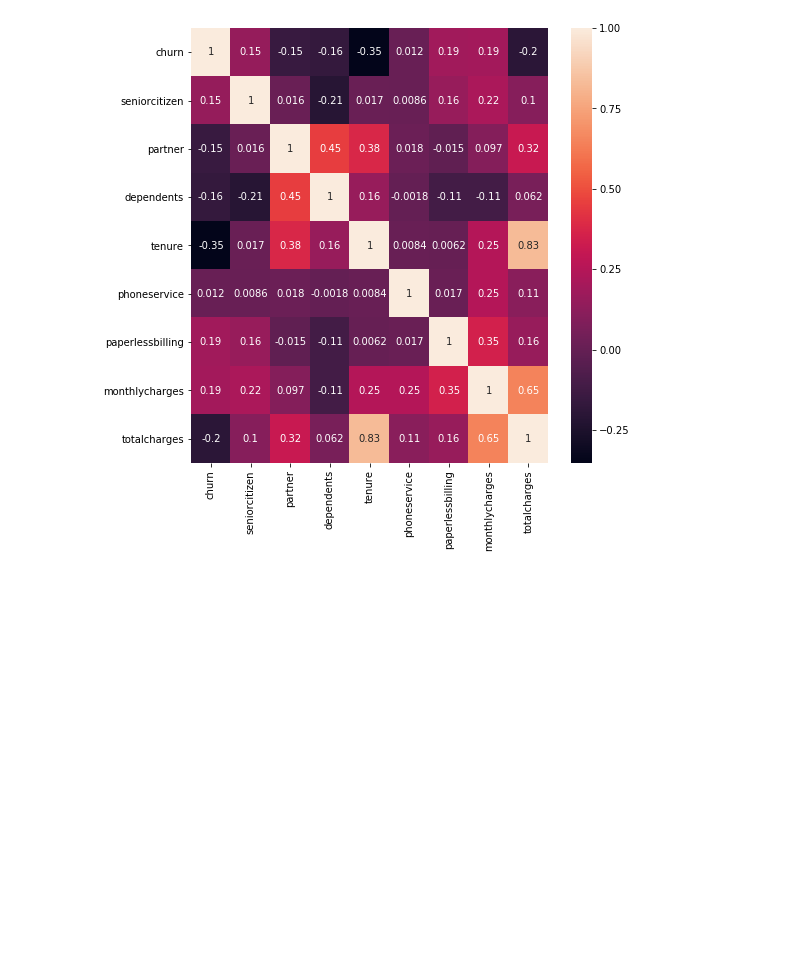
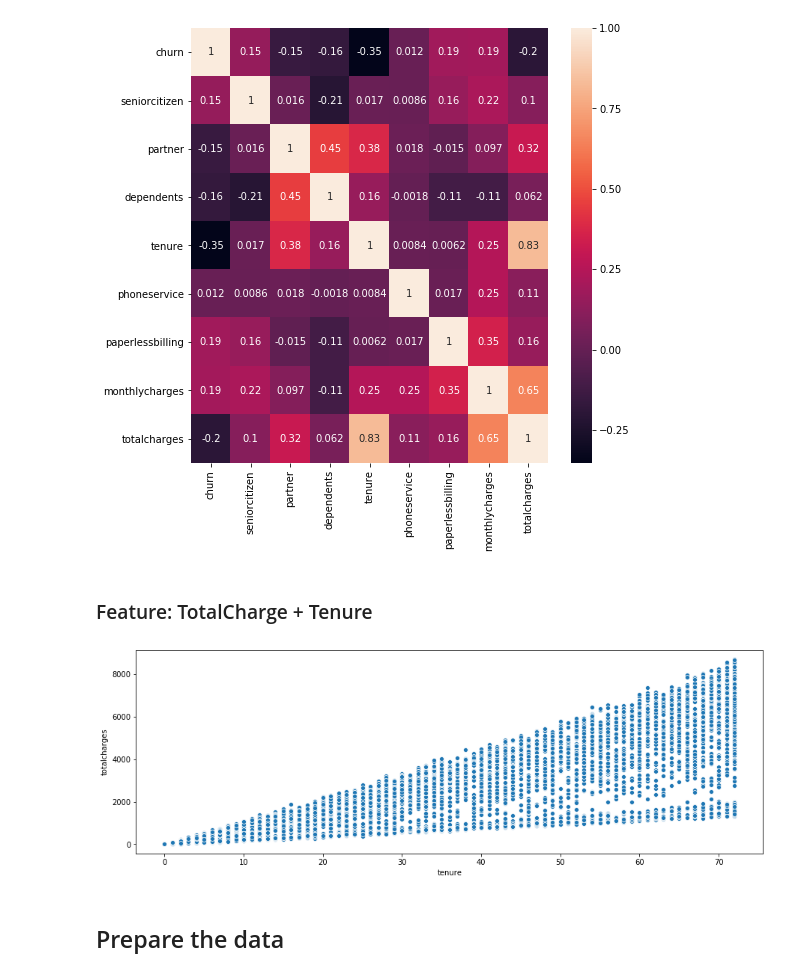
Before and after one commit to shambekela/Churn-Prediction, a Jupyter notebook: Churn-Prediction.ipynb, the cells around one changed output. Saved outputs shown, nothing was run; the diff lists cells and outputs as text; code cells hidden in the pictures; blank space fills up the shorter version.

Commit message:
Prepare the data

```diff
--- a/Churn-Prediction.ipynb
+++ b/Churn-Prediction.ipynb
@@ -505,3 +503,13 @@ ax.set_ylim(bottom + 0.5, top - 0.5)
 # %% [output]
 (9.0, 0.0)
 [figure]
+# %% [markdown]
+### Feature: TotalCharge + Tenure
+# %%
+fig = plt.figure(figsize=(15, 5))
+sns.scatterplot(y='totalcharges', x='tenure', data=df_bin)
+plt.show()
+# %% [output]
+[figure, added]
+# %% [markdown]
+## Prepare the data
```
Also changed, not shown: parts of 1 cell of this notebook.
